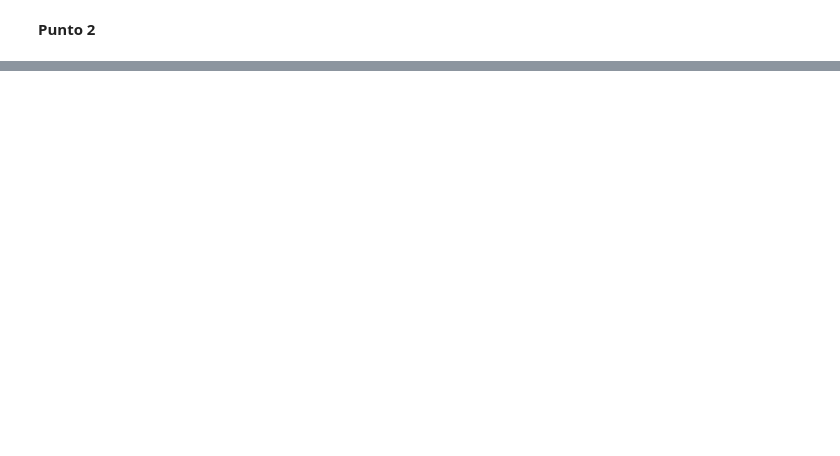
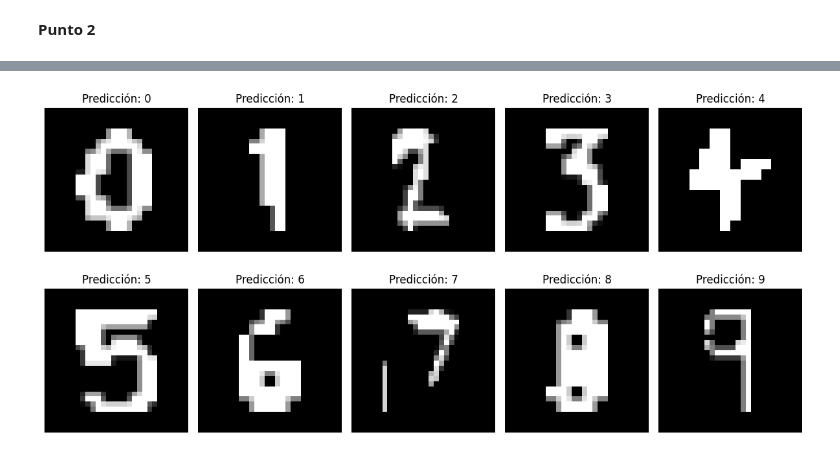
Before and after one commit to ladmepaz/convolucion-mnist-iman, a Jupyter notebook: notebook.ipynb, the cells around one changed output, grey strips where cells are left out. Cells and saved outputs as stored; diff of their text form; code cells hidden in the pictures; blank space fills up the shorter version.

```diff
--- a/notebook.ipynb
+++ b/notebook.ipynb
@@ -166,0 +162,82 @@ ModuleNotFoundError: No module named 'numpy'
+# %%
+import numpy as np
+import cv2
+import matplotlib.pyplot as plt
+from tensorflow.keras.models import load_model
+
+model = load_model("mnist_model.h5")
+model.compile(optimizer='adam', loss='sparse_categorical_crossentropy', metrics=['accuracy'])
+
+archivos = [
+    "imagenes_propias/0.jpg",
+    "imagenes_propias/1.jpg",
+    "imagenes_propias/2.jpg",
+    "imagenes_propias/3.jpg",
+    "imagenes_propias/4.jpg",
+    "imagenes_propias/5.jpg",
+    "imagenes_propias/6.jpg",
+    "imagenes_propias/7.jpg",
+    "imagenes_propias/8.jpg",
+    "imagenes_propias/9.jpg"
+]
+
+imagenes_procesadas = []
+
+def centrar_imagen(imagen):
+    # Encontrar el contorno del número
+    coords = cv2.findNonZero(imagen)
+    x, y, w, h = cv2.boundingRect(coords)
+    recorte = imagen[y:y+h, x:x+w]
+
+    # Redimensionar para que el dígito más largo sea 20 píxeles
+    margen = 4  # 28 - 20 = 8 / 2
+    if h > w:
+        nueva_altura = 20
+        nueva_anchura = int((w / h) * 20)
+    else:
+        nueva_anchura = 20
+        nueva_altura = int((h / w) * 20)
+
+    imagen_redimensionada = cv2.resize(recorte, (nueva_anchura, nueva_altura), interpolation=cv2.INTER_AREA)
+
+    # Crear una imagen negra de 28x28
+    canvas = np.zeros((28, 28), dtype=np.uint8)
+    x_offset = (28 - nueva_anchura) // 2
+    y_offset = (28 - nueva_altura) // 2
+
+    # Pegar la imagen redimensionada en el centro del canvas
+    canvas[y_offset:y_offset + nueva_altura, x_offset:x_offset + nueva_anchura] = imagen_redimensionada
+
+    return canvas
+
+for archivo in archivos:
+    imagen = cv2.imread(archivo, cv2.IMREAD_GRAYSCALE)
+    imagen = cv2.resize(imagen, (28, 28), interpolation=cv2.INTER_AREA)
+
+    # Binarizar e invertir
+    _, imagen = cv2.threshold(imagen, 127, 255, cv2.THRESH_BINARY_INV)
+
+    # Centrar el dígito en el canvas
+    imagen = centrar_imagen(imagen)
+
+    # Normalizar y dar forma
+    imagen = imagen.astype("float32") / 255.0
+    imagen = imagen.reshape(28, 28, 1)
+
+    imagenes_procesadas.append(imagen)
+
+imagenes_np = np.array(imagenes_procesadas)
+predicciones = model.predict(imagenes_np)
+etiquetas = np.argmax(predicciones, axis=1)
+
+# Mostrar los resultados
+plt.figure(figsize=(12, 6))
+for i in range(len(imagenes_np)):
+    plt.subplot(2, 5, i+1)
+    plt.imshow(imagenes_np[i].reshape(28, 28), cmap="gray")
+    plt.title(f"Predicción: {etiquetas[i]}")
+    plt.axis("off")
+
+plt.tight_layout()
+plt.show()
+# %% [output]
@@ -166,0 +247 @@ ModuleNotFoundError: No module named 'numpy'
+[figure, added]
```
Also changed, not shown: parts of 10 cells of this notebook.
